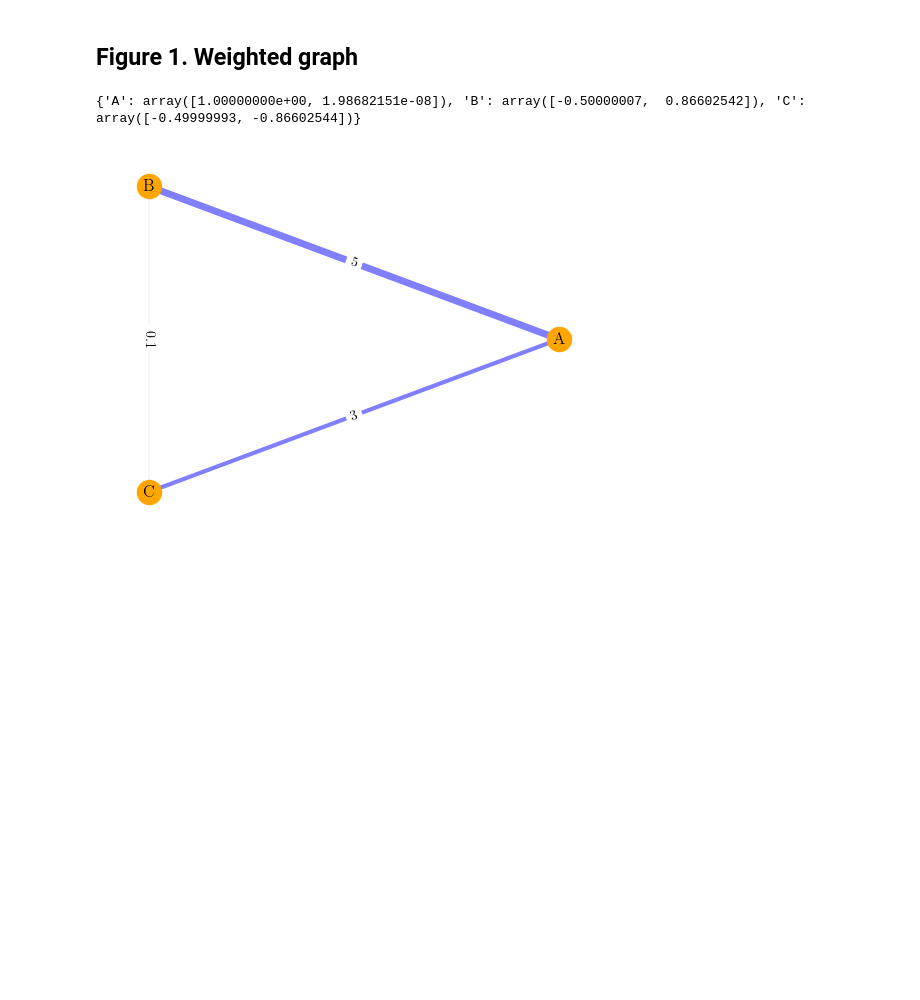
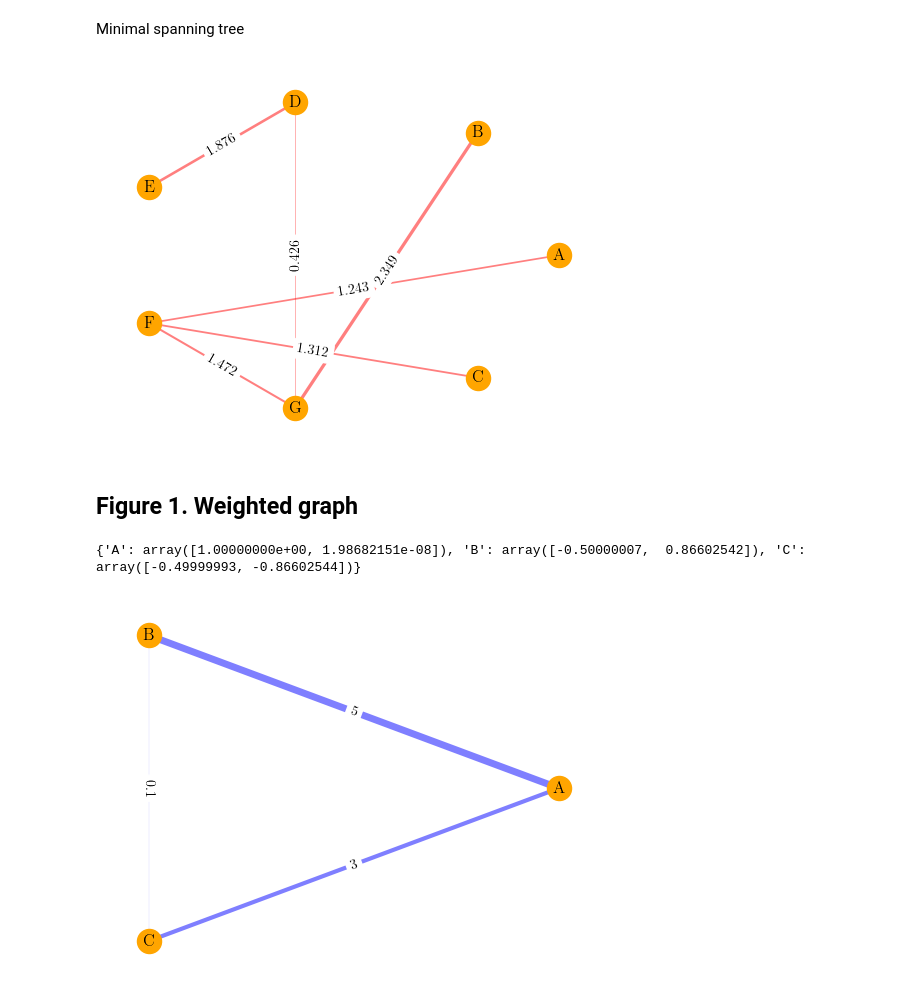
Before and after one commit to aysuvorov/aysuvorov.github.io, a Jupyter notebook: docs/pages/networks/paren_syn_corr_guide/images.ipynb, the cells around one changed output. Saved outputs shown, nothing was run; the diff lists cells and outputs as text; code cells hidden in the pictures; blank space fills up the shorter version.

```diff
--- a/docs/pages/networks/paren_syn_corr_guide/images.ipynb
+++ b/docs/pages/networks/paren_syn_corr_guide/images.ipynb
@@ -14,3 +59,32 @@ plt.rcParams.update(params)
+# %% [markdown]
+Minimal spanning tree
+# %%
+from networkx.algorithms import tree
+
+G_msp = tree.minimum_spanning_tree(G)
+
+edge_labels = dict([((n1, n2), d['weight']) for
+    n1, n2, d in G_msp.edges(data=True)])
+
+pos = nx.circular_layout(G_msp)
+
+degree_dict = dict(G_msp.degree(weight='weight'))
+
+plt.figure()
+plt.box(False)
+
+nx.draw_networkx_nodes(G_msp, pos, node_color = 'orange', )
+nx.draw_networkx_labels(G_msp, pos)
+
+for edge in G_msp.edges(data='weight'):
+    nx.draw_networkx_edges(G_msp, pos, edgelist=[edge], width=edge[2],
+    alpha=0.5, edge_color="r")
+
+nx.draw_networkx_edge_labels(G_msp, pos, edge_labels=edge_labels, label_pos=0.5)
+
+plt.show()
+# %% [output]
+[figure, added]
 # %% [markdown]
 ## Figure 1. Weighted graph
 # %%
```
Also changed, not shown: parts of 3 cells of this notebook, 3 other files.
